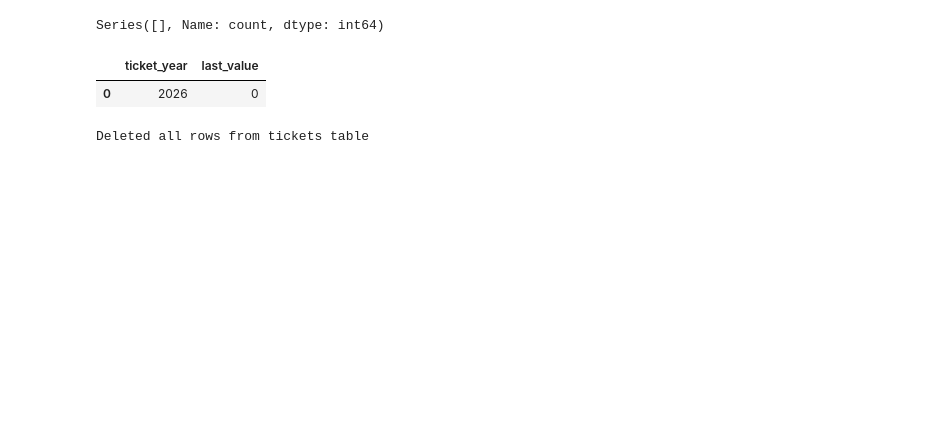
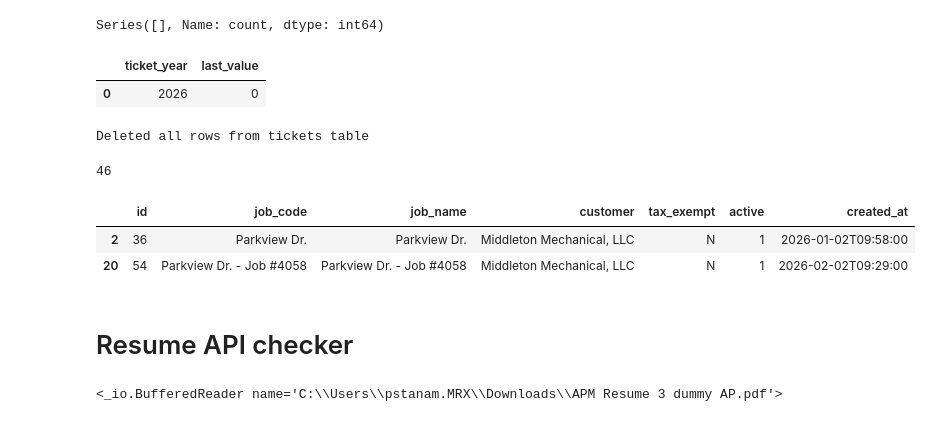
Before and after one commit to Pranava-mre/McCraken-Ticket-System, a Jupyter notebook: database.ipynb, the cells around one changed output. Drawn from its saved outputs; the diff is of its cells as text; code cells hidden in the pictures; blank space fills up the shorter version.

```diff
--- a/database.ipynb
+++ b/database.ipynb
@@ -1713,3 +1682,9 @@ print(f"Deleted all rows from tickets table")
 cur.close()
 # %% [output]
 Deleted all rows from tickets table
+# %%
+df_manualjobs = pd.read_sql_query("SELECT * FROM manual_jobs", conn)
+df_manualjobs = df_manualjobs.replace({"NaN": pd.NA, "nan": pd.NA})
+len(df_manualjobs)
+# %% [output]
+46
@@ -1715,0 +1693,40 @@ Deleted all rows from tickets table
+# %%
+df_filtered = df_manualjobs[
+    df_manualjobs["job_code"].str.contains("parkview", case=False, na=False)
+]
+# %%
+df_filtered.head()
+# %% [output]
+|  | id | job_code | job_name | customer | tax_exempt | active | created_at |
+| 2 | 36 | Parkview Dr. | Parkview Dr. | Middleton Mechanical, LLC | N | 1 | 2026-01-02T09:58:00 |
+| 20 | 54 | Parkview Dr. - Job #4058 | Parkview Dr. - Job #4058 | Middleton Mechanical, LLC | N | 1 | 2026-02-02T09:29:00 |
+# %% [markdown]
+# Resume API checker
+# %%
+import requests
+
+API_KEY = "pl9cbe3nkf2lfcb6sjfj7zm301htkncssolsl90a1ao42u3b"
+INBOX_ID = "687e9e9b8f1933cf6aee7ecf"
+file_path = r"C:\Users\pstanam.MRX\Downloads\APM Resume 3 dummy AP.pdf"
+
+url = f"https://api.airparser.com/inboxes/{INBOX_ID}/upload-sync"
+
+headers = {
+    "X-API-Key": API_KEY
+}
+
+with open(file_path, "rb") as f:
+    files = {
+        "file": ("file.pdf", f, "application/pdf")
+    }
+    print(f)
+
+#     response = requests.post(url, headers=headers, files=files)
+
+# response.raise_for_status()
+# data = response.json()
+
+# print(data)
+# print(data.get("json"))
+# %% [output]
+<_io.BufferedReader name='C:\\Users\\pstanam.MRX\\Downloads\\APM Resume 3 dummy AP.pdf'>
```
Also changed, not shown: parts of 21 cells of this notebook, 5 other files.
